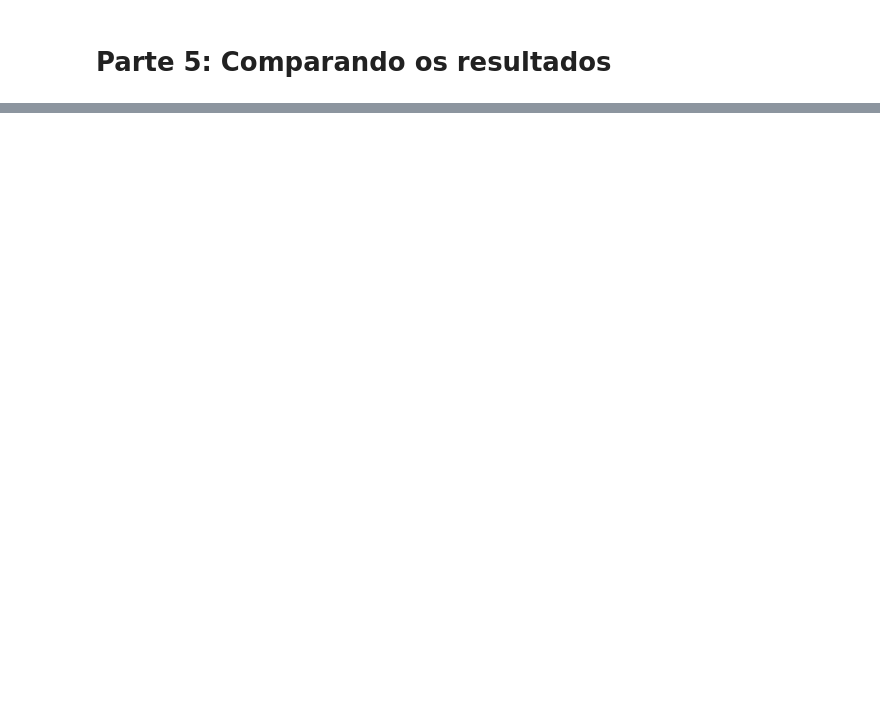
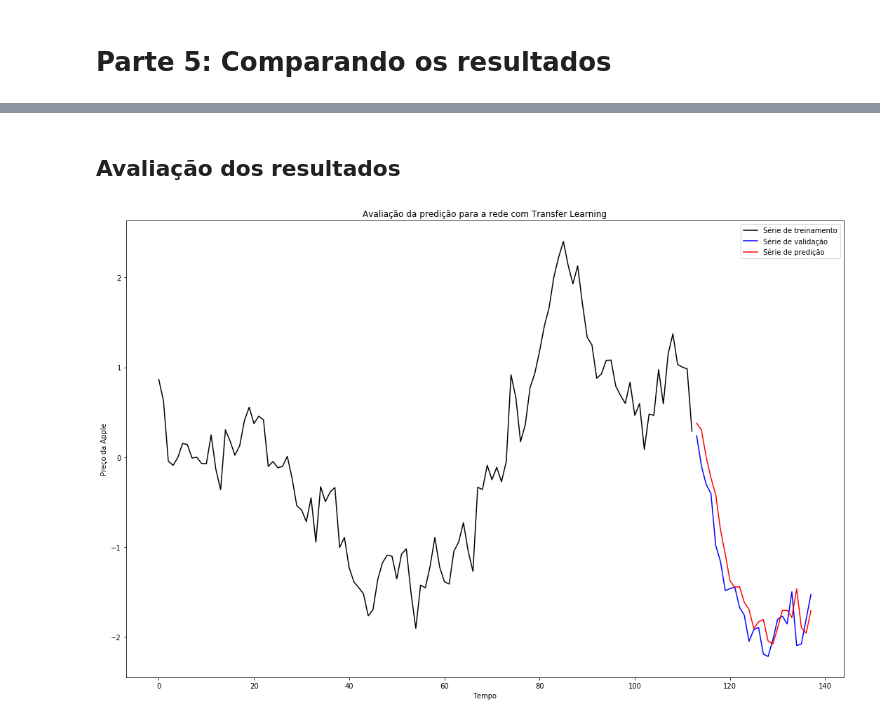
Before and after one commit to KaikeWesleyReis/praticas-deep-learning, a Jupyter notebook: RNN_regressaoTemporal/RNN_regressaoTemporal.ipynb, the cells around one changed output, grey strips where cells are left out. Drawn from its saved outputs; the diff is of its cells as text; code cells hidden in the pictures; blank space fills up the shorter version.

```diff
--- a/RNN_regressaoTemporal/RNN_regressaoTemporal.ipynb
+++ b/RNN_regressaoTemporal/RNN_regressaoTemporal.ipynb
@@ -54,0 +365,5 @@ train[abiotics] = abiotic_train
+# %%
+# Compilar o modelo
+ctf_model.compile(optimzer='adam', loss='mse', metrics=['mse'])
+# Treinando o modelo
+CTF_history = ctf_model.fit_generator(preco_train_sequence, epochs=15, verbose=2);
@@ -54,0 +388,31 @@ train[abiotics] = abiotic_train
+# %% [markdown]
+## Avaliação dos resultados
+# %%
+# Prever valores futuros(validação) com GRU para preços da Apple
+CTF_pred = ctf_model.predict_generator(generator=preco_test_sequence)
+# %%
+# Criando o eixo X para fazer os plots de predição
+xtrain = range(0, len(preco_train) + window_size)
+xpreds = range(len(preco_train) + window_size, len(preco_train) + len(preco_test))
+# %%
+# Criando os eixos Y para série de treinamento, validação, predição de LSTM e GRU
+yt = list(preco_train.reshape(-1)) + list(preco_test.reshape(-1)[0:window_size])
+yv = list(preco_test.reshape(-1))[window_size:]
+ypCTF = list(CTF_pred.reshape(-1))
+# %%
+# Plots
+fig = plt.figure(figsize=(15,10));
+# CTF - Com Transfer Learning
+plt.plot(xtrain,yt, label='Série de treinamento', color='black')
+plt.plot(xpreds,yv, label='Série de validação', color='blue')
+plt.plot(xpreds,ypCTF, label='Série de predição', color='red')
+plt.title('Avaliação da predição para a rede com Transfer Learning')
+plt.xlabel('Tempo')
+plt.ylabel('Preço da Apple')
+plt.legend(loc='upper right')
+
+
+# Default to improve spaces between the plots
+plt.tight_layout()
+# %% [output]
+[figure, added]
```
Also changed, not shown: parts of 45 cells of this notebook.
